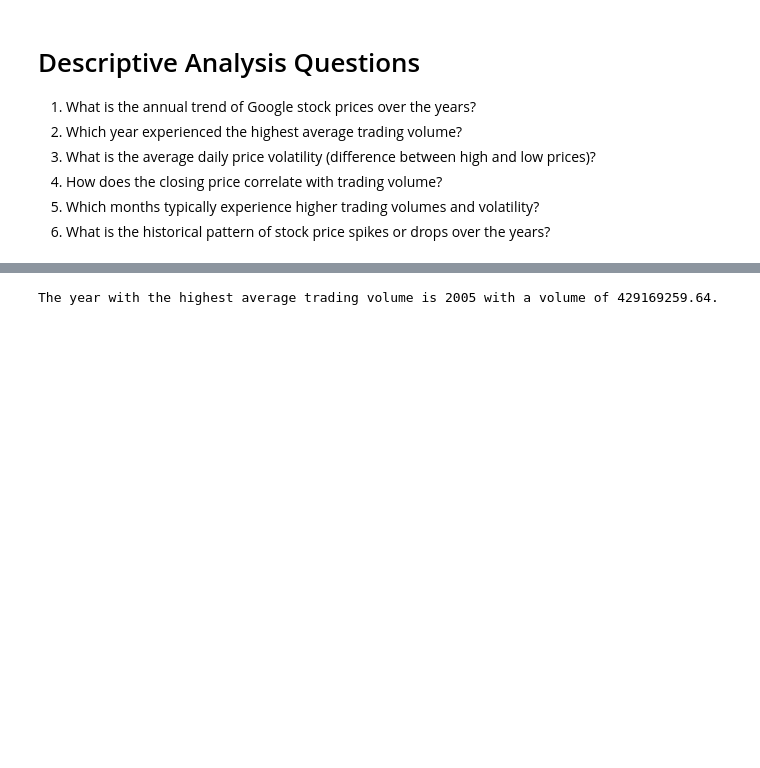
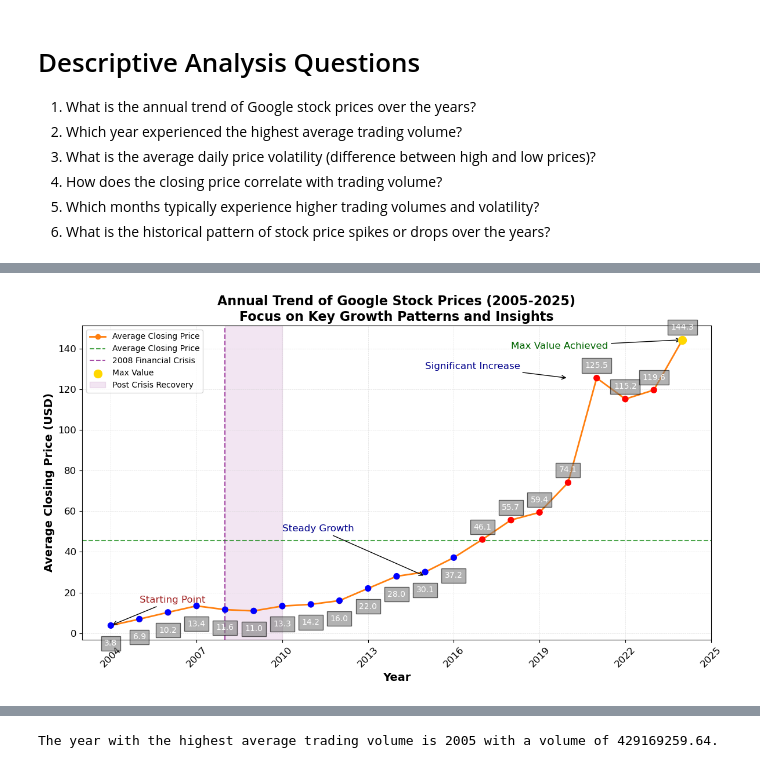
Before and after one commit to ElifSurucu/Google-Stock-Market-Data, a Jupyter notebook: Data_Analysiss_Notebook.ipynb, the cells around one changed output, grey strips where cells are left out. Drawn from its saved outputs; the diff is of its cells as text; code cells hidden in the pictures; blank space fills up the shorter version.

Commit message:
graphs updated

```diff
--- a/Data_Analysiss_Notebook.ipynb
+++ b/Data_Analysiss_Notebook.ipynb
@@ -117,0 +106,80 @@ The line graph shows a significant upward trend in Google's average closing stoc
+# %%
+import matplotlib.pyplot as plt
+from matplotlib.ticker import MaxNLocator
+
+# Create the figure
+plt.figure(figsize=(12, 7))
+
+# Plot the trend line
+plt.plot(
+    annual_trend.index,
+    annual_trend.values,
+    marker='o',
+    color='#FF7F0E',
+    linewidth=2,
+    label='Average Closing Price'
+)
+
+# Color coding based on the mean
+colors = ['red' if value > annual_trend.mean() else 'blue' for value in annual_trend.values]
+plt.scatter(annual_trend.index, annual_trend.values, c=colors, s=50, zorder=5)
+
+# Add title
+plt.title("Annual Trend of Google Stock Prices (2005-2025)\nFocus on Key Growth Patterns and Insights", fontsize=16, fontweight='bold')
+
+# Add X and Y axis labels
+plt.xlabel("Year", fontsize=14, fontweight='bold')
+plt.ylabel("Average Closing Price (USD)", fontsize=14, fontweight='bold')
+
+# Annotate significant points
+plt.annotate('Significant Increase', xy=(2020, 125.5), xytext=(2015, 130),
+             arrowprops=dict(facecolor='black', arrowstyle='->'),
+             fontsize=12, color='darkblue')
+
+plt.annotate('Steady Growth', xy=(2015, 28.0), xytext=(2010, 50),
+             arrowprops=dict(facecolor='blue', arrowstyle='->'),
+             fontsize=12, color='darkblue')
+
+plt.annotate('Starting Point', xy=(annual_trend.index[0], annual_trend.iloc[0]), xytext=(2005, 15),
+             arrowprops=dict(facecolor='brown', arrowstyle='->'),
+             fontsize=12, color='brown')
+
+# Add a horizontal line for the average
+plt.axhline(y=annual_trend.mean(), color='green', linestyle='--', alpha=0.7, label='Average Closing Price')
+
+# Highlight 2008 financial crisis
+plt.axvline(x=2008, color='purple', linestyle='--', alpha=0.7, label='2008 Financial Crisis')
+
+# Highlight maximum value
+max_year = annual_trend.idxmax()
+max_value = annual_trend.max()
+plt.scatter(max_year, max_value, color='gold', s=100, zorder=5, label='Max Value')
+plt.annotate('Max Value Achieved', xy=(max_year, max_value), xytext=(2018, 140),
+             arrowprops=dict(facecolor='gold', arrowstyle='->'),
+             fontsize=12, color='darkgreen')
+
+# Highlight a shaded region (e.g., post-crisis recovery)
+plt.axvspan(2008, 2010, color='purple', alpha=0.1, label='Post Crisis Recovery')
+
+# Adjust the axes
+plt.gca().xaxis.set_major_locator(MaxNLocator(integer=True))
+plt.grid(which='major', linestyle='--', linewidth=0.5, color='lightgray', alpha=0.7)
+
+# Rotate X-axis labels and adjust ticks
+plt.xticks(fontsize=12, rotation=45)
+plt.yticks(fontsize=12)
+
+# Add data values to points
+for year, value in zip(annual_trend.index, annual_trend.values):
+    offset = 5 if value > annual_trend.mean() else -10
+    plt.text(year, value + offset, f'{value:.1f}', fontsize=10, ha='center',
+             color='white', bbox=dict(facecolor='gray', alpha=0.6))
+
+# Add a legend
+plt.legend(fontsize=10, loc='upper left')
+
+# Optimize layout and show the plot
+plt.tight_layout()
+plt.show()
+# %% [output]
+[figure, added]
```
Also changed, not shown: parts of 22 cells of this notebook.
